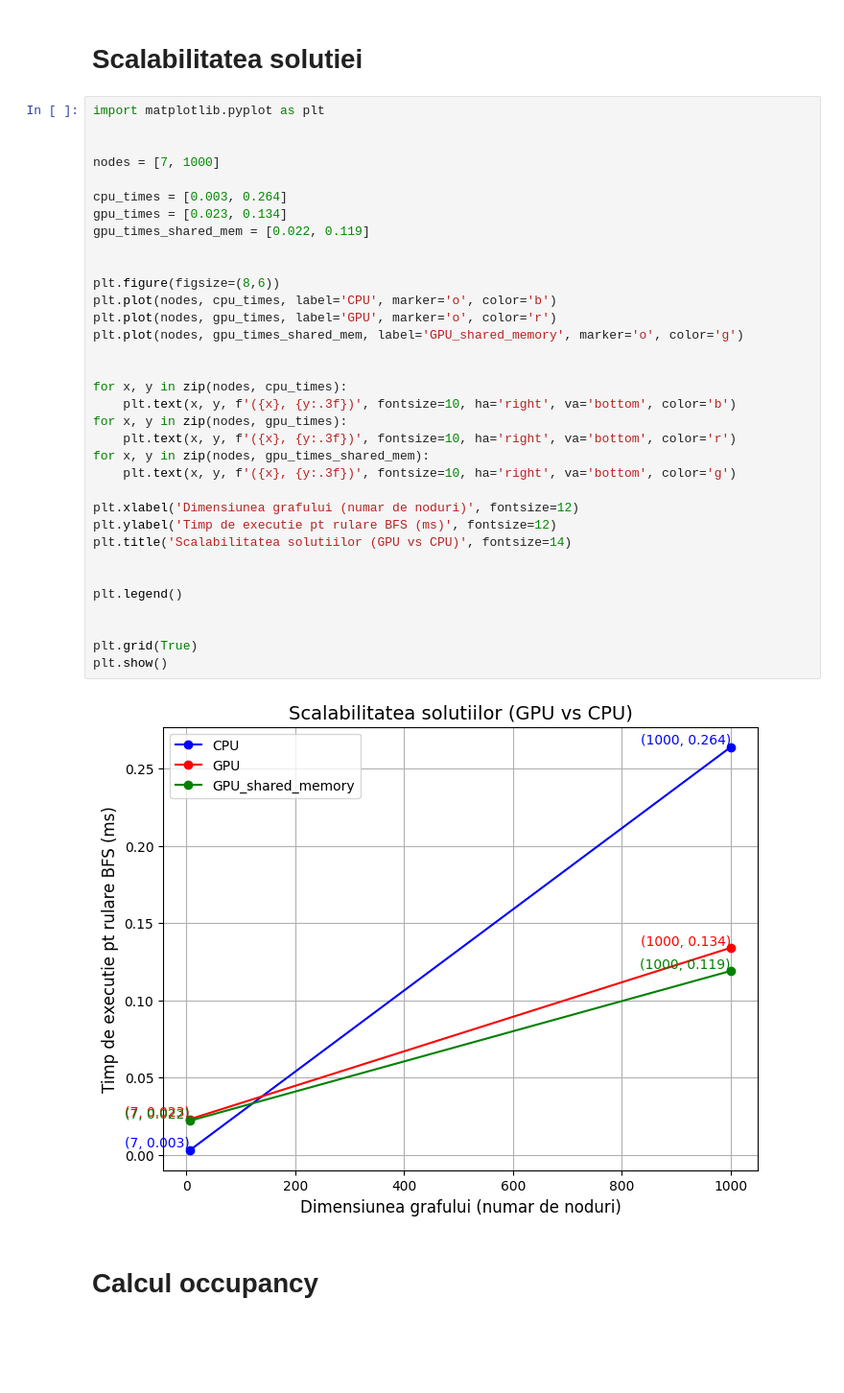
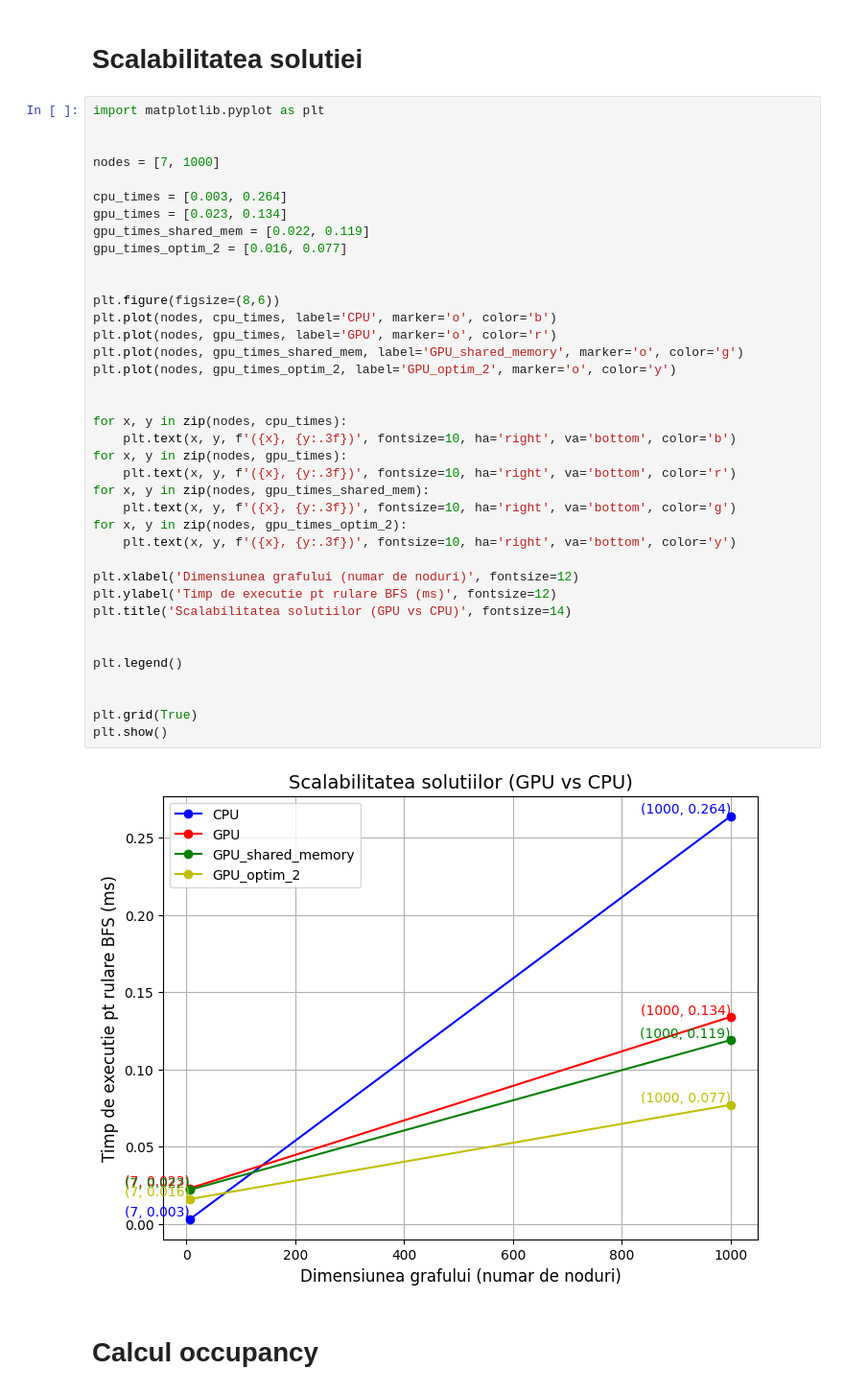
Before and after one commit to UrsachiGabriela/PGPU_proiect, a Jupyter notebook: Optimizari_BFS_GPU.ipynb, the cells around one changed output. Shown at 96% size. Cells and saved outputs as stored; diff of their text form; blank space fills up the shorter version.

```diff
--- a/Optimizari_BFS_GPU.ipynb
+++ b/Optimizari_BFS_GPU.ipynb
@@ -1034,34 +1263,38 @@ nodes = [7, 1000]
 
 cpu_times = [0.003, 0.264]
 gpu_times = [0.023, 0.134]
 gpu_times_shared_mem = [0.022, 0.119]
+gpu_times_optim_2 = [0.016, 0.077]
 
 
 plt.figure(figsize=(8,6))
 plt.plot(nodes, cpu_times, label='CPU', marker='o', color='b')
 plt.plot(nodes, gpu_times, label='GPU', marker='o', color='r')
 plt.plot(nodes, gpu_times_shared_mem, label='GPU_shared_memory', marker='o', color='g')
+plt.plot(nodes, gpu_times_optim_2, label='GPU_optim_2', marker='o', color='y')
 
 
 for x, y in zip(nodes, cpu_times):
     plt.text(x, y, f'({x}, {y:.3f})', fontsize=10, ha='right', va='bottom', color='b')
 for x, y in zip(nodes, gpu_times):
     plt.text(x, y, f'({x}, {y:.3f})', fontsize=10, ha='right', va='bottom', color='r')
 for x, y in zip(nodes, gpu_times_shared_mem):
     plt.text(x, y, f'({x}, {y:.3f})', fontsize=10, ha='right', va='bottom', color='g')
+for x, y in zip(nodes, gpu_times_optim_2):
+    plt.text(x, y, f'({x}, {y:.3f})', fontsize=10, ha='right', va='bottom', color='y')
 
 plt.xlabel('Dimensiunea grafului (numar de noduri)', fontsize=12)
 plt.ylabel('Timp de executie pt rulare BFS (ms)', fontsize=12)
 plt.title('Scalabilitatea solutiilor (GPU vs CPU)', fontsize=14)
 
 
 plt.legend()
 
 
 plt.grid(True)
 plt.show()
 # %% [output]
-[figure, old version]
+[figure, new version]
 # %% [markdown]
 # **Calcul occupancy**
 # %%
```
Also changed, not shown: parts of 10 cells of this notebook.
